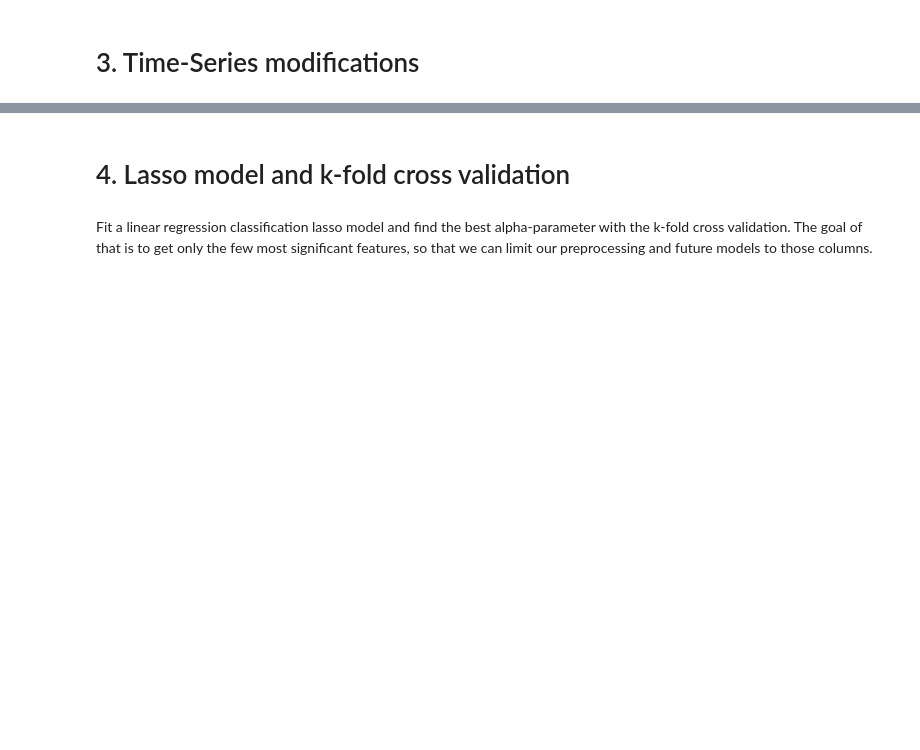
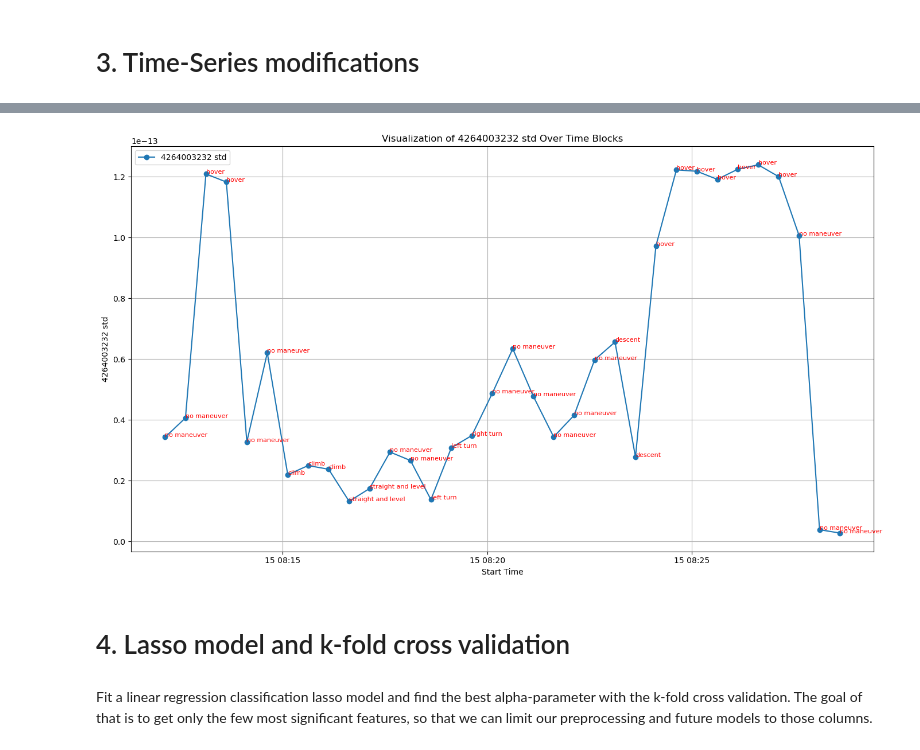
Before and after one commit to EtienneKaiser/loftdynamics, a Jupyter notebook: fit_model/fit_model.ipynb, the cells around one changed output, grey strips where cells are left out. Cells and saved outputs as stored; diff of their text form; code cells hidden in the pictures; blank space fills up the shorter version.

```diff
--- a/fit_model/fit_model.ipynb
+++ b/fit_model/fit_model.ipynb
@@ -104,0 +217,31 @@ Name: Label, Length: 189764, dtype: object
+# %%
+#example vusalization
+def visualize_features_over_time(features_df, feature_prefix="4264003232"):
+    plt.figure(figsize=(14, 8))
+
+    # Extract mean values for a specific feature prefix
+    mean_col = f"{feature_prefix}_std"
+    if mean_col not in features_df.columns:
+        print(f"Feature {mean_col} not found in DataFrame.")
+        return
+
+    # Plot mean values over time
+    plt.plot(features_df['start_time'], features_df[mean_col], label=f"{feature_prefix} std", marker='o')
+
+    # Annotate with most frequent labels
+    for i, label in enumerate(features_df['most_frequent_label']):
+        plt.text(features_df['start_time'][i], features_df[mean_col][i], str(label), fontsize=8, color='red')
+
+    # Plot formatting
+    plt.title(f"Visualization of {feature_prefix} std Over Time Blocks")
+    plt.xlabel("Start Time")
+    plt.ylabel(f"{feature_prefix} std")
+    plt.grid()
+    plt.legend()
+    plt.tight_layout()
+    plt.show()
+
+# Visualize feature '6417134_mean'
+visualize_features_over_time(features_df, feature_prefix="4264003232")
+# %% [output]
+[figure, added]
```
Also changed, not shown: parts of 29 cells of this notebook, 25 other files.
